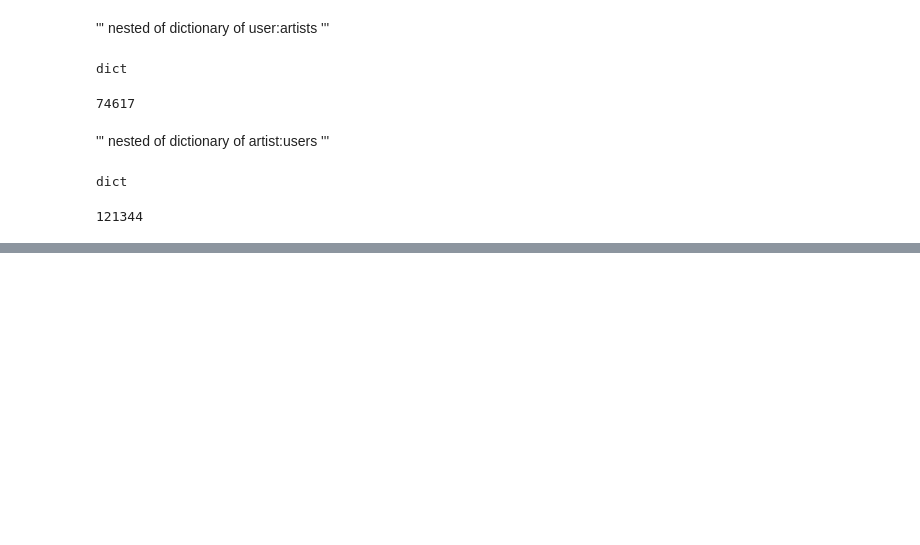
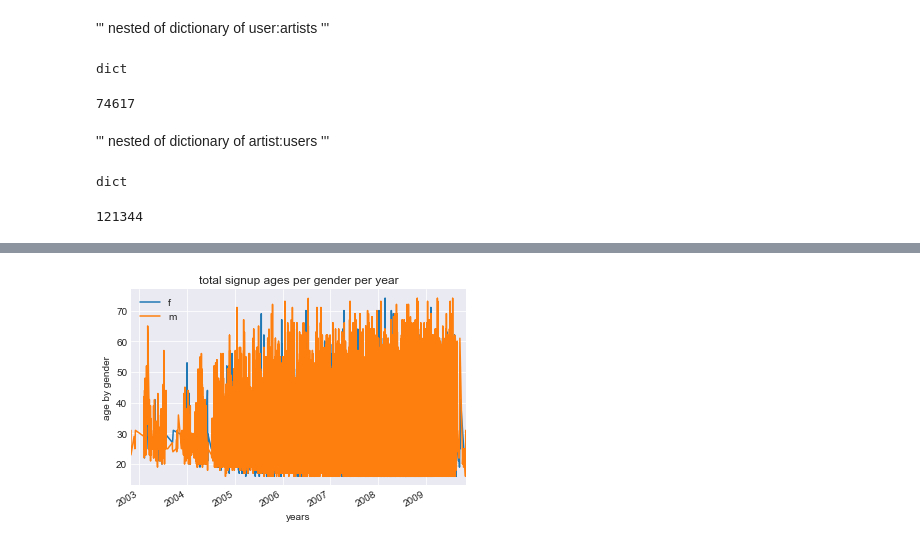
Before and after one commit to nicholas-taub/music_recommendation_system, a Jupyter notebook: clean_music_data.ipynb, the cells around one changed output, grey strips where cells are left out. Saved outputs shown, nothing was run; the diff lists cells and outputs as text; code cells hidden in the pictures; blank space fills up the shorter version.

```diff
--- a/clean_music_data.ipynb
+++ b/clean_music_data.ipynb
@@ -80,0 +134,11 @@ len(artist_user_dict)
+# %%
+gender_signup_age = usa_profiles.iloc[:, [1,2]]
+# %%
+# male vs female signup age per year
+gender_signup_age.groupby('gender')['age'].plot(legend=True)
+plt.xlabel('years')
+plt.ylabel('age by gender')
+plt.title('total signup ages per gender per year')
+plt.show()
+# %% [output]
+[figure, added]
```
Also changed, not shown: parts of 17 cells of this notebook.
